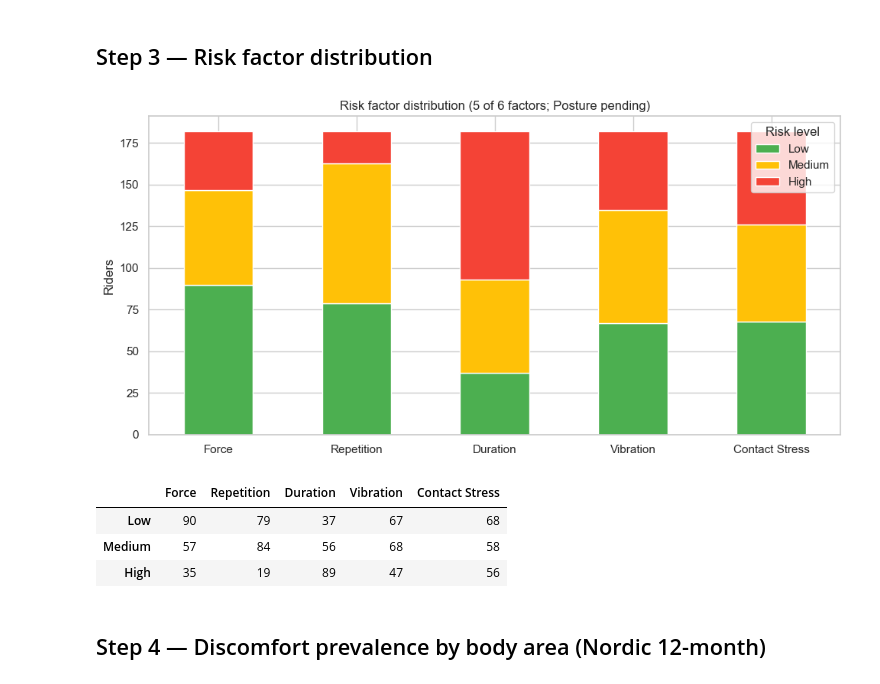
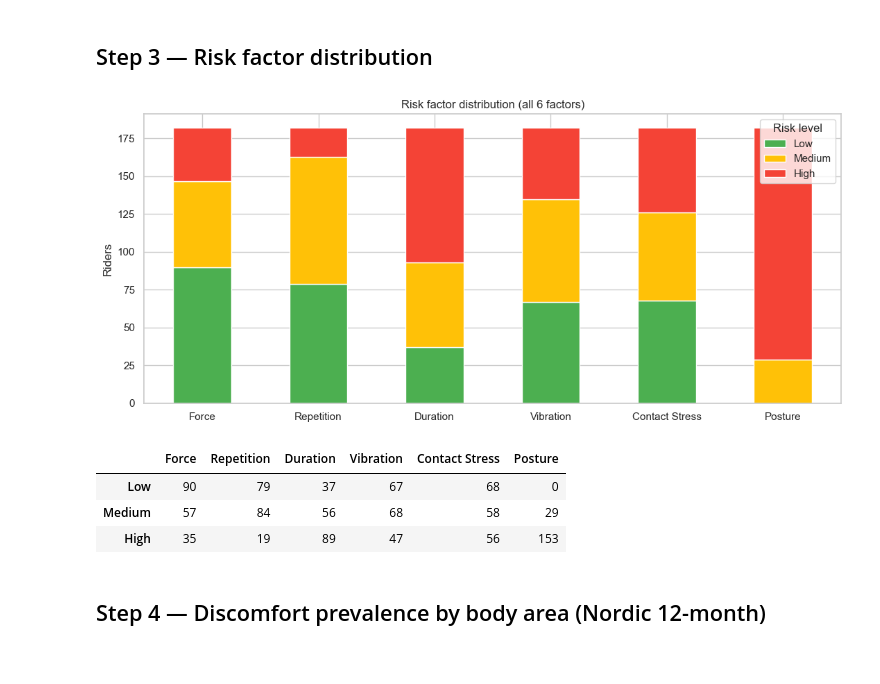
Before and after one commit to AilaVishnu/ergonomic-risk-factor-prediction, a Jupyter notebook: notebooks/04_eda.ipynb, the cells around one changed output. Cells and saved outputs as stored; diff of their text form; code cells hidden in the pictures.

```diff
--- a/notebooks/04_eda.ipynb
+++ b/notebooks/04_eda.ipynb
@@ -63,29 +63,29 @@ plt.show()
 ## Step 3 — Risk factor distribution
 # %%
 risk_factors = ['force_risk', 'repetition_risk', 'duration_risk',
-                'vibration_risk', 'contact_stress_risk']
+                'vibration_risk', 'contact_stress_risk', 'posture_risk']
 order = ['Low', 'Medium', 'High']
 
 counts = pd.DataFrame({f: risk[f].value_counts() for f in risk_factors}).reindex(order).fillna(0).astype(int)
-counts.columns = ['Force', 'Repetition', 'Duration', 'Vibration', 'Contact Stress']
+counts.columns = ['Force', 'Repetition', 'Duration', 'Vibration', 'Contact Stress', 'Posture']
 
-fig, ax = plt.subplots(figsize=(10, 5))
+fig, ax = plt.subplots(figsize=(11, 5))
 counts.T.plot(kind='bar', stacked=True, ax=ax,
               color=['#4CAF50', '#FFC107', '#F44336'])
 ax.set_ylabel('Riders')
-ax.set_title('Risk factor distribution (5 of 6 factors; Posture pending)')
+ax.set_title('Risk factor distribution (all 6 factors)')
 ax.legend(title='Risk level')
 ax.tick_params(axis='x', rotation=0)
 plt.tight_layout()
 plt.savefig(FIGS / 'risk_factor_distribution.png', dpi=120, bbox_inches='tight')
 plt.show()
 counts
 # %% [output]
-[figure, old version]
+[figure, new version]
-|  | Force | Repetition | Duration | Vibration | Contact Stress |
-| Low | 90 | 79 | 37 | 67 | 68 |
-| Medium | 57 | 84 | 56 | 68 | 58 |
-| High | 35 | 19 | 89 | 47 | 56 |
+|  | Force | Repetition | Duration | Vibration | Contact Stress | Posture |
+| Low | 90 | 79 | 37 | 67 | 68 | 0 |
+| Medium | 57 | 84 | 56 | 68 | 58 | 29 |
+| High | 35 | 19 | 89 | 47 | 56 | 153 |
 # %% [markdown]
 ## Step 4 — Discomfort prevalence by body area (Nordic 12-month)
 # %%
```
Also changed, not shown: parts of 2 cells of this notebook, 2 other files.
